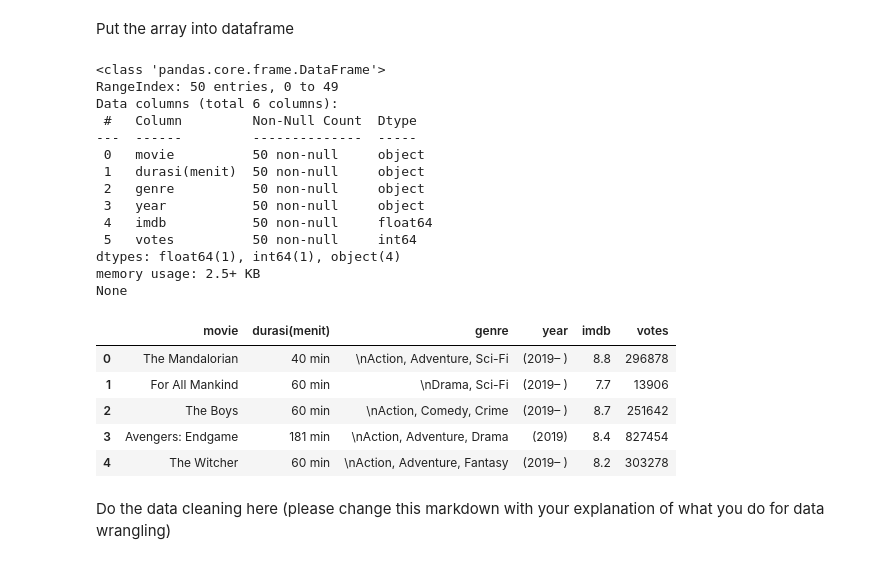
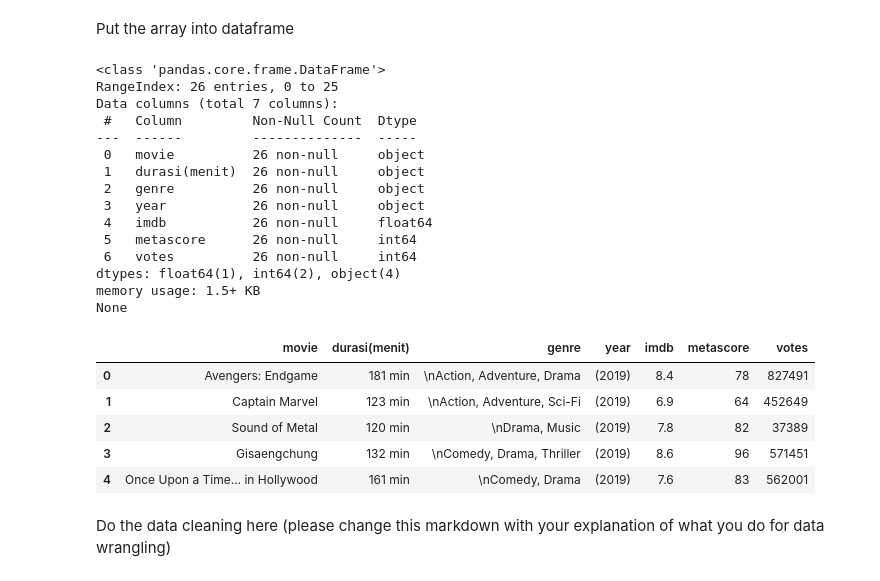
Before and after one commit to amfajar/python-capstone, a Jupyter notebook: Notebook Skeleton Guide Capstone Beautiful Soup.ipynb, the cells around one changed output. Cells and saved outputs as stored; diff of their text form; code cells hidden in the pictures.

```diff
--- a/Notebook Skeleton Guide Capstone Beautiful Soup.ipynb
+++ b/Notebook Skeleton Guide Capstone Beautiful Soup.ipynb
@@ -48,6 +48,7 @@ Do the scrapping process here (please change this markdown with your explanation
 names = []
 years = []
 imdb_ratings = []
+metascores = []
 votes = []
 genres = []
 durations = []
@@ -55,7 +56,7 @@ durations = []
 # Extract data from individual movie container
 for container in movie_containers:
 # If the movie has Metascore, then extract:
-    if container.find('div') is not None:
+    if container.find('div', class_ = 'ratings-metascore') is not None:
 
         # The name
         name = container.h3.a.text
@@ -80,6 +81,10 @@ for container in movie_containers:
         # The number of votes
         vote = container.find('span', attrs = {'name':'nv'})['data-value']
         votes.append(int(vote))
+
+        # The Metascore
+        m_score = container.find('span', class_ = 'metascore').text
+        metascores.append(int(m_score))
 # %% [markdown]
 ## Creating data frame & Data wrangling
 # %% [markdown]
@@ -87,35 +92,37 @@ Put the array into dataframe
 # %%
 import pandas as pd
 df = pd.DataFrame({'movie': names,
 'durasi(menit)': durations,
 'genre': genres,
 'year': years,
 'imdb': imdb_ratings,
+'metascore': metascores,
 'votes': votes
 })
 print(df.info())
 df.head()
 # %% [output]
 <class 'pandas.core.frame.DataFrame'>
-RangeIndex: 50 entries, 0 to 49
-Data columns (total 6 columns):
+RangeIndex: 26 entries, 0 to 25
+Data columns (total 7 columns):
  #   Column         Non-Null Count  Dtype
 ---  ------         --------------  -----
- 0   movie          50 non-null     object
- 1   durasi(menit)  50 non-null     object
- 2   genre          50 non-null     object
- 3   year           50 non-null     object
- 4   imdb           50 non-null     float64
- 5   votes          50 non-null     int64
-dtypes: float64(1), int64(1), object(4)
-memory usage: 2.5+ KB
+ 0   movie          26 non-null     object
+ 1   durasi(menit)  26 non-null     object
+ 2   genre          26 non-null     object
+ 3   year           26 non-null     object
+ 4   imdb           26 non-null     float64
+ 5   metascore      26 non-null     int64
+ 6   votes          26 non-null     int64
+dtypes: float64(1), int64(2), object(4)
+memory usage: 1.5+ KB
 None
-|  | movie | durasi(menit) | genre | year | imdb | votes |
-| 0 | The Mandalorian | 40 min | \nAction, Adventure, Sci-Fi | (2019– ) | 8.8 | 296878 |
-| 1 | For All Mankind | 60 min | \nDrama, Sci-Fi | (2019– ) | 7.7 | 13906 |
-| 2 | The Boys | 60 min | \nAction, Comedy, Crime | (2019– ) | 8.7 | 251642 |
-| 3 | Avengers: Endgame | 181 min | \nAction, Adventure, Drama | (2019) | 8.4 | 827454 |
-| 4 | The Witcher | 60 min | \nAction, Adventure, Fantasy | (2019– ) | 8.2 | 303278 |
+|  | movie | durasi(menit) | genre | year | imdb | metascore | votes |
+| 0 | Avengers: Endgame | 181 min | \nAction, Adventure, Drama | (2019) | 8.4 | 78 | 827491 |
+| 1 | Captain Marvel | 123 min | \nAction, Adventure, Sci-Fi | (2019) | 6.9 | 64 | 452649 |
+| 2 | Sound of Metal | 120 min | \nDrama, Music | (2019) | 7.8 | 82 | 37389 |
+| 3 | Gisaengchung | 132 min | \nComedy, Drama, Thriller | (2019) | 8.6 | 96 | 571451 |
+| 4 | Once Upon a Time... in Hollywood | 161 min | \nComedy, Drama | (2019) | 7.6 | 83 | 562001 |
 # %% [markdown]
 Do the data cleaning here (please change this markdown with your explanation of what you do for data wrangling)
 # %%
```
Also changed, not shown: parts of 7 cells of this notebook, 2 other files.
